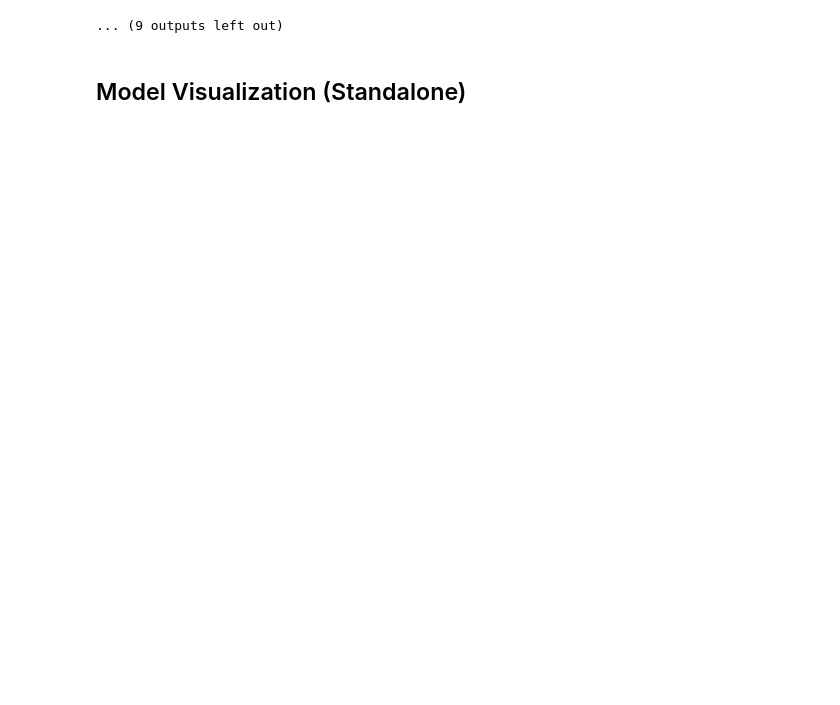
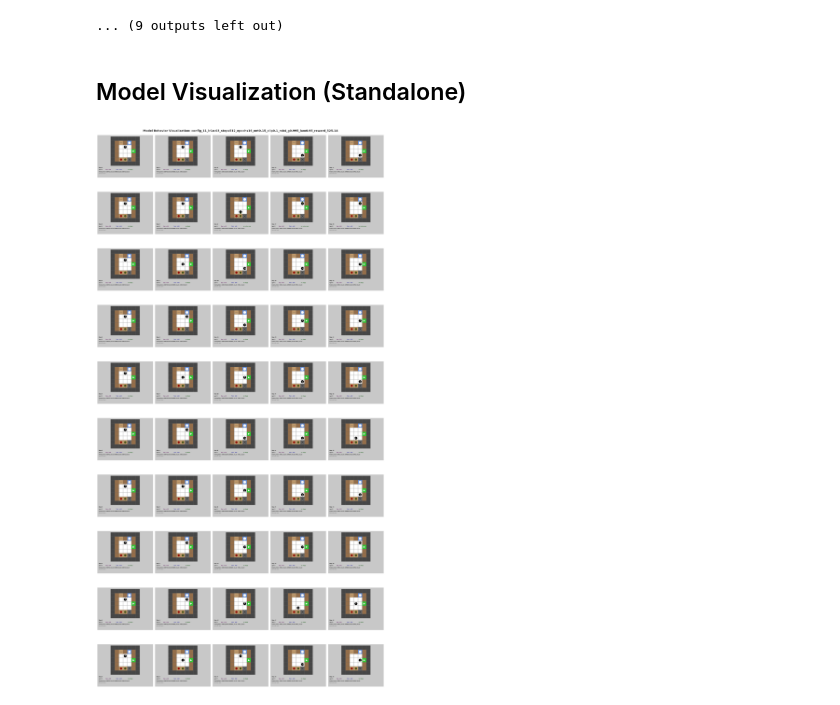
Before and after one commit to thaisfds/overcooked-marl-env, a Jupyter notebook: model_evaluation.ipynb, the cells around one changed output. Cells and saved outputs as stored; diff of their text form; code cells hidden in the pictures; blank space fills up the shorter version.

```diff
--- a/model_evaluation.ipynb
+++ b/model_evaluation.ipynb
@@ -1031,33 +1031,35 @@ if results_file.exists():
     if evaluation_results:
         df = pd.DataFrame(evaluation_results)
         df = df.sort_values(['mean_deliveries', 'mean_reward'], ascending=[False, False])
-        top_models = df.head(5)
+        top_models = df.head(1)
 
         for _, row in top_models.iterrows():
             model_path = Path(row['model_path'])
-            visualize_model_behavior(model_path, num_episodes=1, max_steps=800, save_frames=True)
+            visualize_model_behavior(model_path, num_episodes=10, max_steps=800, save_frames=True)
     else:
         print("No evaluation results found in JSON file")
 else:
     model_paths = discover_models()
     if model_paths:
         print("Evaluation results file not found. Evaluating all models first...")
         evaluation_results = []
 
         for model_path in tqdm(model_paths, desc="Evaluating"):
             result = evaluate_model(model_path, num_episodes=15)
             if result:
                 evaluation_results.append(result)
 
         if evaluation_results:
             df = pd.DataFrame(evaluation_results)
             df = df.sort_values(['mean_deliveries', 'mean_reward'], ascending=[False, False])
             top_models = df.head(5)
 
             for _, row in top_models.iterrows():
                 model_path = Path(row['model_path'])
                 visualize_model_behavior(model_path, num_episodes=1, max_steps=800, save_frames=True)
         else:
             print("No models could be evaluated")
     else:
         print("No models found in models/ directory")
+# %% [output]
+[figure, added]
```
Also changed, not shown: parts of 1 cell of this notebook, 11 other files.
